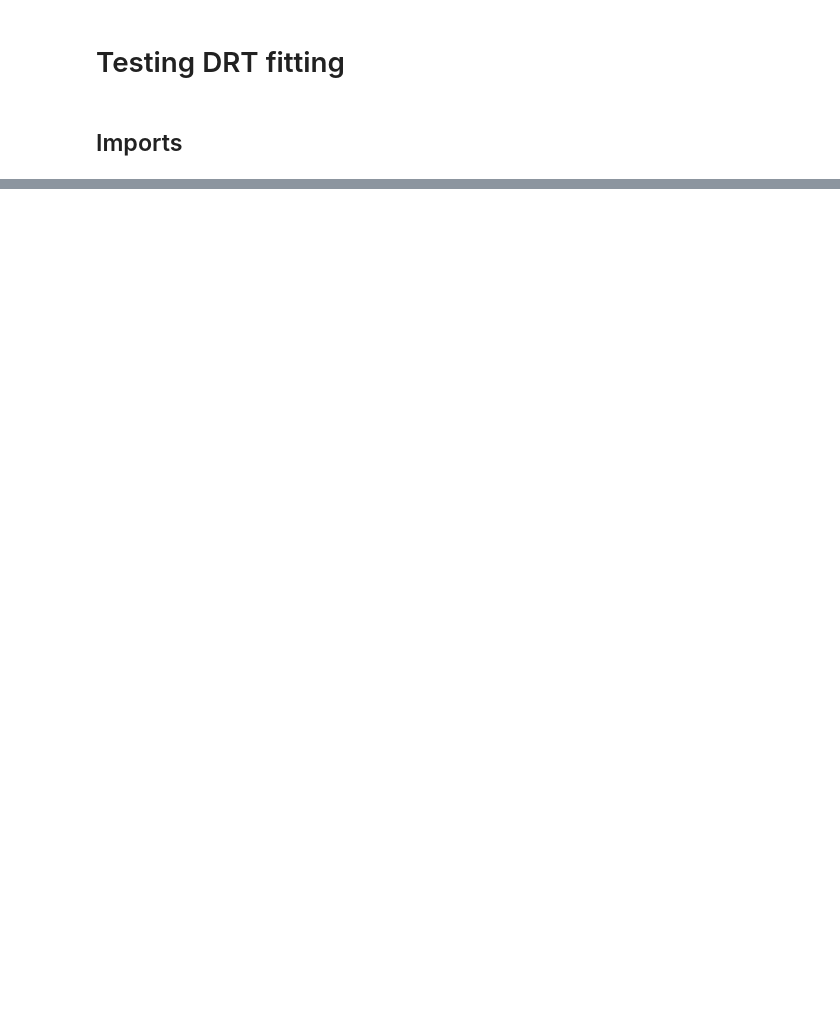
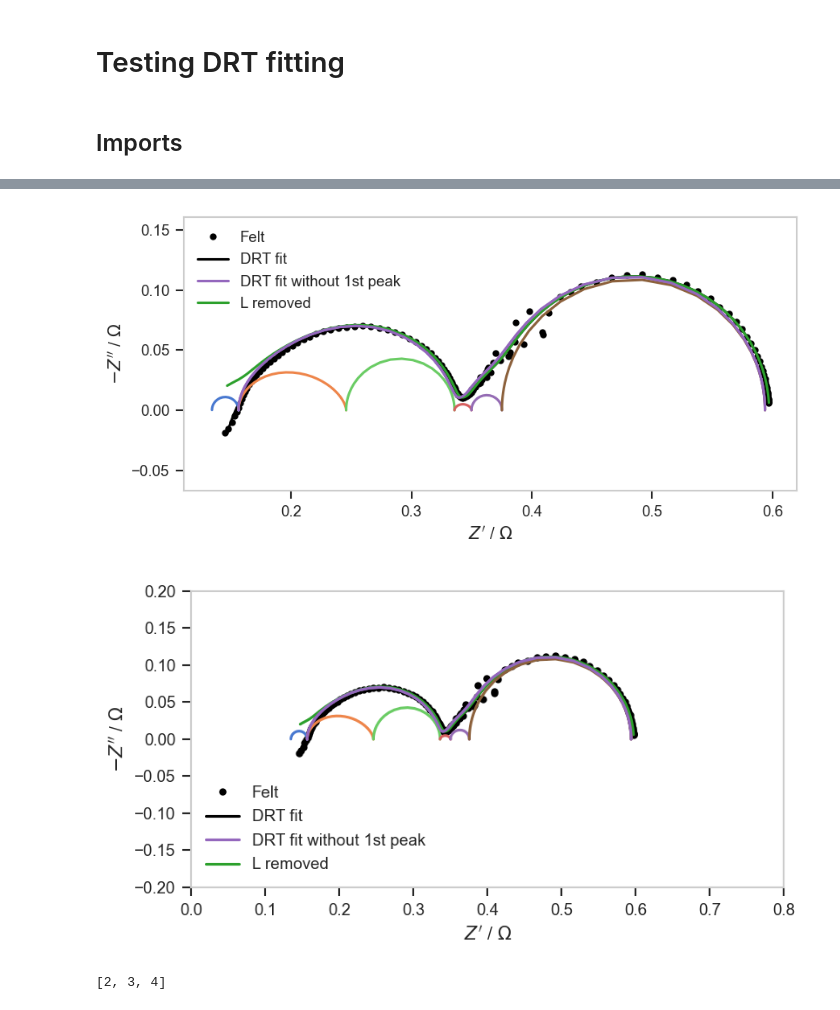
Before and after one commit to ESaundersNano/redoxED, a Jupyter notebook: notebooks/007 DRT_fit.ipynb, the cells around one changed output, grey strips where cells are left out. Saved outputs shown, nothing was run; the diff lists cells and outputs as text; code cells hidden in the pictures; blank space fills up the shorter version.

```diff
--- a/notebooks/007 DRT_fit.ipynb
+++ b/notebooks/007 DRT_fit.ipynb
@@ -332,0 +789,27 @@ display(ResidualsPlot_object.fig)
+# %%
+def gamma_func(tau):
+    peak_indices = list(range(len(peak_fit.peaks)))  # e.g. [0, 1, 2, 3]
+    selected_indices = peak_indices[1:]    # [1, 2, 3]
+    gamma_func = peak_fit.get_gamma(tau = tau, peak_indices = selected_indices)
+    return gamma_func
+Z_adjust = Z_from_DRT(f_expanded, gamma = gamma_func, R0 = R + df[df['peak_number']==0]['Z'].values[0] , L0 = 0)
+EISData_fitted_adjust_peaks = EISData(f = f_expanded, Z = Z_adjust, label = "DRT fit without 1st peak")
+eis_plot_dict[EISData_fitted_adjust_peaks.label] = {
+        "data": EISData_fitted_adjust_peaks,
+        "plot_kwargs": {"color": colour_dict["purple"], "linestyle": "-", "marker": "", "label": EISData_fitted_adjust_peaks.label},
+        "plot": True
+    }
+NyquistPlot_object.add_plot(EISData_fitted_adjust_peaks, linestyle = "-", color = colour_dict["purple"], label = EISData_fitted_adjust_peaks.label)
+display(NyquistPlot_object.fig)
+
+NyquistPlot_object.ax.set_aspect('equal',adjustable='box')
+NyquistPlot_object.ax.set_ylim(-0.2, 0.2)
+NyquistPlot_object.ax.set_xlim(0, 0.8)
+display(NyquistPlot_object.fig)
+# %% [output]
+[figure, added]
+[figure, added]
+# %%
+[1,2,3,4][1:]
+# %% [output]
+[2, 3, 4]
```
Also changed, not shown: parts of 11 cells of this notebook, 11 other files.
